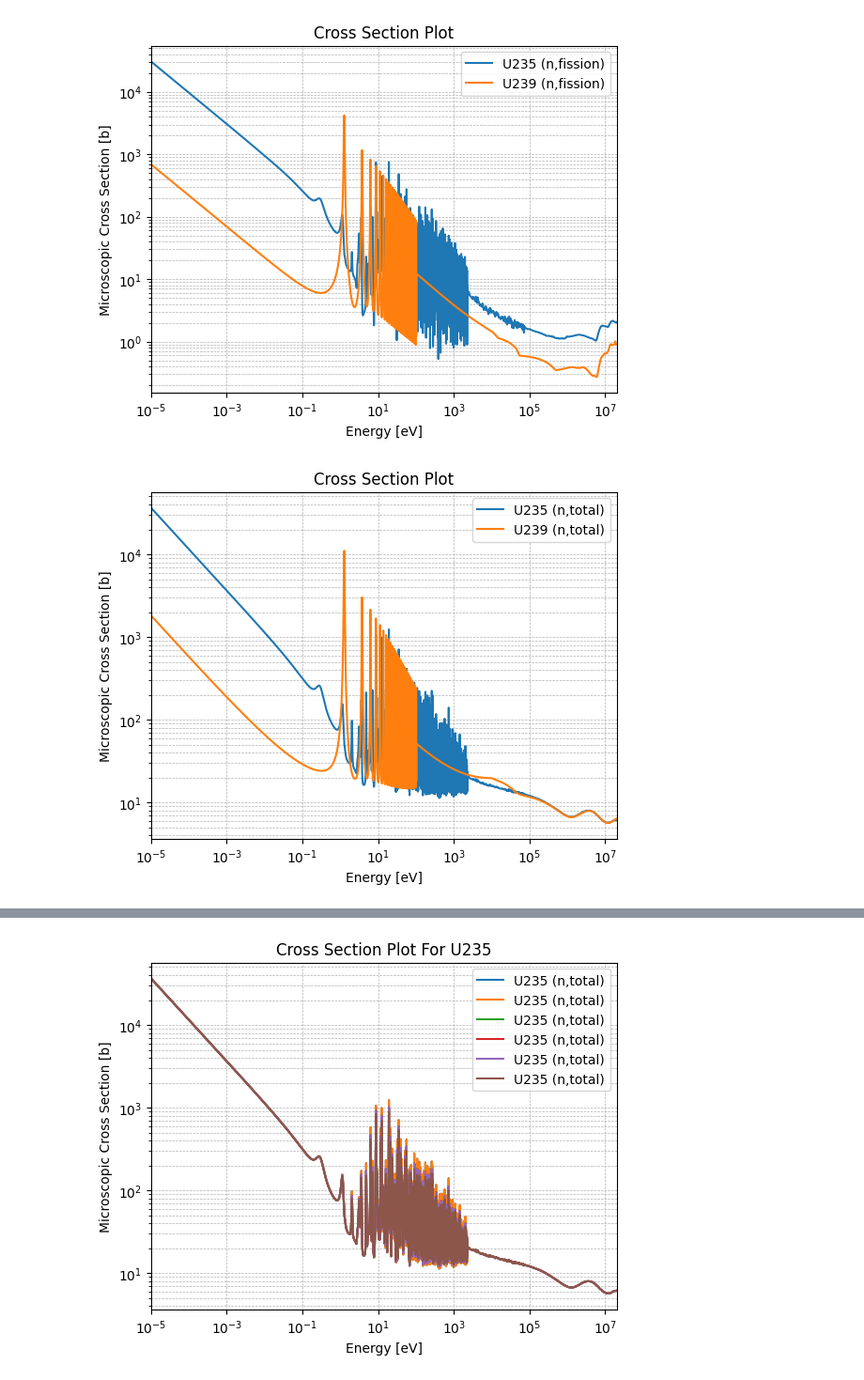
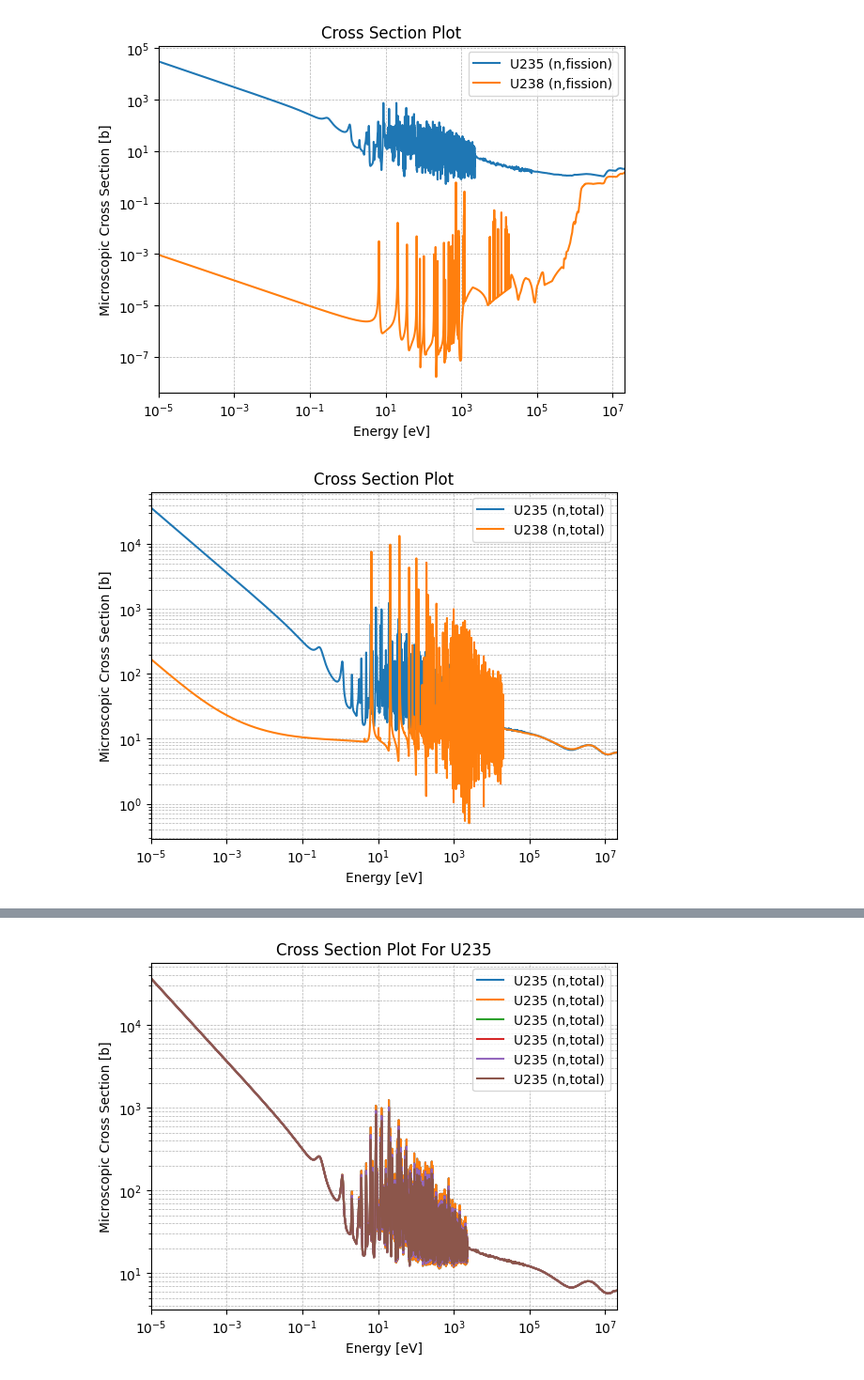
Before and after one commit to simonfouc120/open-mc-project, a Jupyter notebook: src/studies/cross_sections/uranium_cross_sections.ipynb, the cells around one changed output, grey strips where cells are left out. Shown at 94% size. Saved outputs shown, nothing was run; the diff lists cells and outputs as text; code cells hidden in the pictures.

```diff
--- a/src/studies/cross_sections/uranium_cross_sections.ipynb
+++ b/src/studies/cross_sections/uranium_cross_sections.ipynb
@@ -13,28 +13,28 @@ openmc.config['cross_sections'] = PATH_TO_CROSS_SECTIONS
 # %%
 fig, ax = plt.subplots()
 
 fig = openmc.plotter.plot_xs(
     axis=ax,
     reactions = {
         'U235': ['(n,fission)'],
-        'U239': ['(n,fission)'],
+        'U238': ['(n,fission)'],
     }
 )
 
 ax.set_xscale('log')
 ax.set_yscale('log')
 ax.grid(which='both', linestyle='--', linewidth=0.5)
 # ax.set_xlim(4e6, 3e7)
 plt.show()
 # %% [output]
-[figure, old version]
+[figure, new version]
 # %%
 fig, ax = plt.subplots()
 fig = openmc.plotter.plot_xs(
     axis=ax,
     reactions = {
         'U235': ['(n,total)'],
-        'U239': ['(n,total)'],
+        'U238': ['(n,total)'],
     },
     temperature=300.0,  # Kelvin
 )
@@ -45,7 +45,7 @@ ax.grid(which='both', linestyle='--', linewidth=0.5)
 # ax.set_xlim(4e6, 3e7)
 plt.show()
 # %% [output]
-[figure, old version]
+[figure, new version]
 # %%
 fig, ax = plt.subplots()
 fig = openmc.plotter.plot_xs(
```
Also changed, not shown: parts of 4 cells of this notebook, 2 other files.
